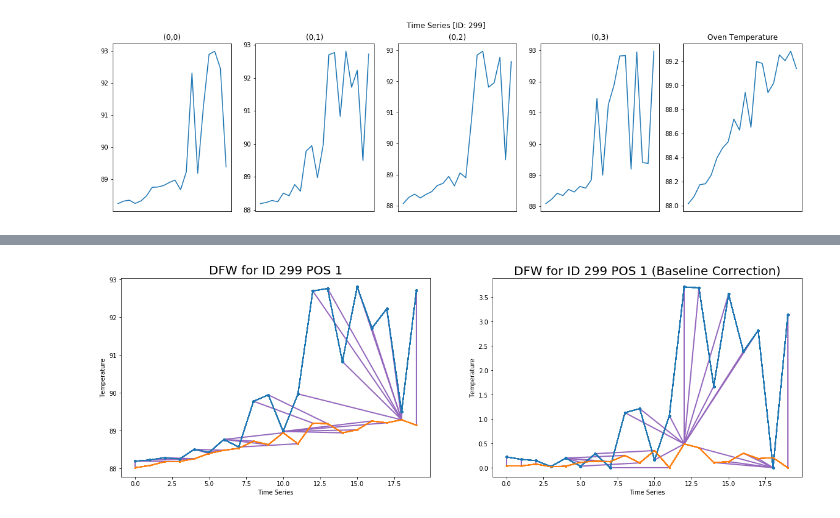
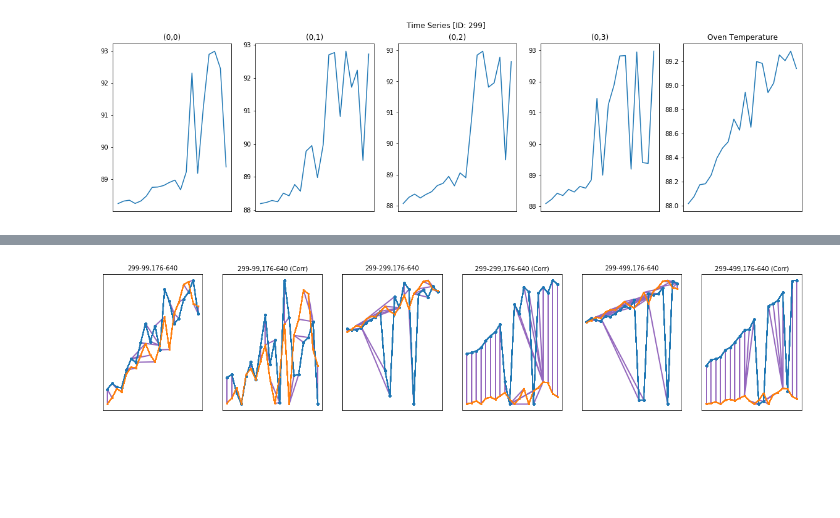
Before and after one commit to caoliang/ISSM-CA3, a Jupyter notebook: ISSM_CA3_GC.ipynb, the cells around one changed output, grey strips where cells are left out. Cells and saved outputs as stored; diff of their text form; code cells hidden in the pictures; blank space fills up the shorter version.

```diff
--- a/ISSM_CA3_GC.ipynb
+++ b/ISSM_CA3_GC.ipynb
@@ -273,7 +276,7 @@ def compute_dfw_path(x_series, y_series, dists, acuCost):
 
 def plt_warp(s1,s2,path,title, xlab="idx",ylab="Value"):
     #plot_fig = plt.figure(figsize=(4, 4))
-    plt.title('DFW for ' + title, fontsize=20)
+    plt.title(title, fontsize=10)
 
     for [idx1,idx2] in path:
         plt.plot([idx1,idx2],[s1[idx1],s2[idx2]],
@@ -296,7 +299,7 @@ def plt_cost_and_path(acuCost,path, title, xlab="X",ylab="Y",clrmap="viridis"):
     px = [pt[0] for pt in path]
     py = [pt[1] for pt in path]
     imgplt = pltDistances(acuCost,
-                          'DFW for ' + title,
+                          title,
                           xlab=xlab,
                           ylab=ylab,
                           clrmap=clrmap)
@@ -313,53 +316,96 @@ def perform_dfw(x_series, y_series, title):
     # Compute accumulative cost
     xy_acu_cost = compute_acu_cost(xy_distances)
     #pltDistances(xy_acu_cost, clrmap='Reds')
 
     # Compute DFW path
     xy_dfw_path = compute_dfw_path(x_series, y_series,
                                    xy_distances, xy_acu_cost)
 
     # Draw accumulative cost and path
     #cost_path_fig = plt_cost_and_path(xy_acu_cost, xy_dfw_path, title,
     #                                  clrmap='Reds')
 
     #plt.show()
 
     # Draw warp on path
     wrap_fit = plt_warp(x_series, y_series, xy_dfw_path, title,
-                        xlab="Time Series", ylab="Temperature")
+                        xlab="", ylab="")
 
     #plt.show()
 
 # Perform DFW on OvenTemp and Chip TimeSeries
-def perform_dfw_ts(ts_data_x, ts_data_y, ts_data_index, chip_pos_index):
-    oven_cols_index = ts_data_x.shape[1] - 1
+def perform_dfw_ts(ts_data_x, ts_data_y, ts_data_index_tup, chip_pos_index_tup):
+    ts_data_index1, ts_data_index2 = ts_data_index_tup
+    chip_pos_index1, chip_pos_index2 = chip_pos_index_tup
 
-    chip_ts = ts_data_x[ts_data_index, chip_pos_index:chip_pos_index+1, :].flatten()
-    oven_ts = ts_data_x[ts_data_index, oven_cols_index:oven_cols_index+1, :].flatten()
+    chip_ts1 = ts_data_x[ts_data_index1, chip_pos_index1, :].flatten()
+    chip_ts2 = ts_data_x[ts_data_index2, chip_pos_index2, :].flatten()
 
-    dfw_title = 'ID {0} POS {1}'.format(ts_data_y[ts_data_index], chip_pos_index)
-    perform_dfw(chip_ts, oven_ts, dfw_title)
+    dfw_title = '{0}-{1},{2}-{3}'.format(ts_data_y[ts_data_index1], chip_pos_index1,
+                                         ts_data_y[ts_data_index2], chip_pos_index2)
+    perform_dfw(chip_ts1, chip_ts2, dfw_title)
 
-def perform_dfw_ts_correction(ts_data_x, ts_data_y, ts_data_index, chip_pos_index):
-    oven_cols_index = ts_data_x.shape[1] - 1
+def perform_dfw_ts_correction(ts_data_x, ts_data_y, ts_data_index_tup, chip_pos_index_tup):
+    ts_data_index1, ts_data_index2 = ts_data_index_tup
+    chip_pos_index1, chip_pos_index2 = chip_pos_index_tup
 
-    chip_ts = ts_data_x[ts_data_index, chip_pos_index:chip_pos_index+1, :].flatten()
-    oven_ts = ts_data_x[ts_data_index, oven_cols_index:oven_cols_index+1, :].flatten()
+    chip_ts1 = ts_data_x[ts_data_index1, chip_pos_index1, :].flatten()
+    chip_ts2 = ts_data_x[ts_data_index2, chip_pos_index2, :].flatten()
 
-    chip_corr = corr_baseline(chip_ts)
-    oven_corr = corr_baseline(oven_ts)
+    chip_corr1 = corr_baseline(chip_ts1)
+    chip_corr2 = corr_baseline(chip_ts2)
 
-    dfw_title = 'ID {0} POS {1} (Baseline Correction)'.format(ts_data_y[ts_data_index], chip_pos_index)
-    perform_dfw(chip_corr, oven_corr, dfw_title)
+    dfw_title = '{0}-{1},{2}-{3} (Corr)'.format(ts_data_y[ts_data_index1], chip_pos_index1,
+                                                ts_data_y[ts_data_index2], chip_pos_index2)
+    perform_dfw(chip_corr1, chip_corr2, dfw_title)
 
-# Draw DFW with and without baseline
-plt.figure(figsize=(20, 6))
-plt.subplot(121)
-perform_dfw_ts(x_train, Y_train, 0, 1)
+def perform_dfw_comparison_by_chip_pos(ts_data_x, ts_data_y, ts_data_index_tup, chip_pos_index_list):
 
-plt.subplot(122)
-perform_dfw_ts_correction(x_train, Y_train, 0, 1)
+    chip_pos_index_len = len(chip_pos_index_list)
+    rows_plot = int(chip_pos_index_len / 3) + 1
+    if chip_pos_index_len % 3 == 0:
+        rows_plot -= 1
 
-plt.show()
+    data_index = 0
+    while data_index < chip_pos_index_len:
+        cols_plot = 6
+        if chip_pos_index_len - data_index < 3:
+            cols_plot = (chip_pos_index_len - data_index) * 2
+
+        plt.figure(figsize=(20, 4))
+
+        for i in range(0, cols_plot, 2):
+            subplot_num = int('{0}{1}{2}'.format(1, cols_plot, i + 1))
+
+            axes = plt.subplot(subplot_num)
+            perform_dfw_ts(ts_data_x, ts_data_y, ts_data_index_tup, chip_pos_index_list[data_index])
+            axes.set_xticks([])
+            axes.set_yticks([])
+
+            subplot_num = int('{0}{1}{2}'.format(1, cols_plot, i + 2))
+            axes = plt.subplot(subplot_num)
+            perform_dfw_ts_correction(ts_data_x, ts_data_y, ts_data_index_tup, chip_pos_index_list[data_index])
+            axes.set_xticks([])
+            axes.set_yticks([])
+
+            data_index += 1
+
+        plt.show()
+
+def perform_dfw_comparison_by_board_id(ts_data_x, ts_data_y, ts_data_index_list, chip_pos_index_list):
+    for ts_index_tup in ts_data_index_list:
+        perform_dfw_comparison_by_chip_pos(ts_data_x, ts_data_y, ts_index_tup, chip_pos_index_list)
+
+
+# Draw DFW with and without baseline to compare
+# 1. Perform DFW regarding oven temperature time series
+perform_dfw_comparison_by_board_id(x_train, Y_train, [(0, 99)], [(99, 640), (299, 640), (499, 640)])
+# 2. Perform DFW regarding other time series at same position
+perform_dfw_comparison_by_board_id(x_train, Y_train, [(0, 99)], [(99, 99), (299, 299), (499, 499)])
+
+# 1. Perform DFW regarding oven temperature time series
+perform_dfw_comparison_by_board_id(x_train, Y_train, [(199, 299)], [(99, 640), (299, 640), (499, 640)])
+# 2. Perform DFW regarding other time series at same position
+perform_dfw_comparison_by_board_id(x_train, Y_train, [(199, 299)], [(99, 99), (299, 299), (499, 499)])
 # %% [output]
-[figure, old version]
+[figure, new version]
```
Also changed, not shown: parts of 27 cells of this notebook.
